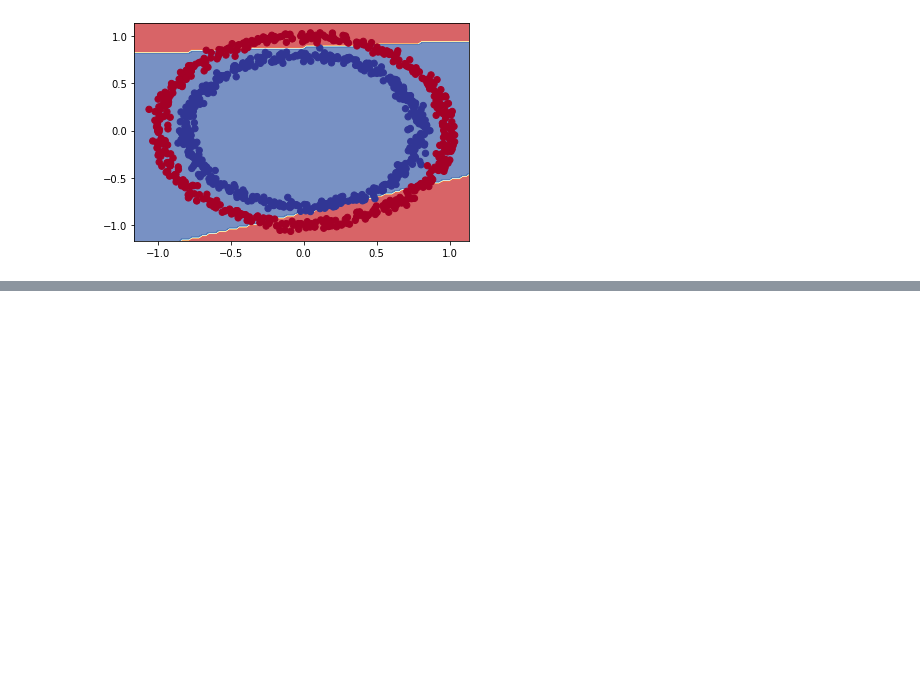
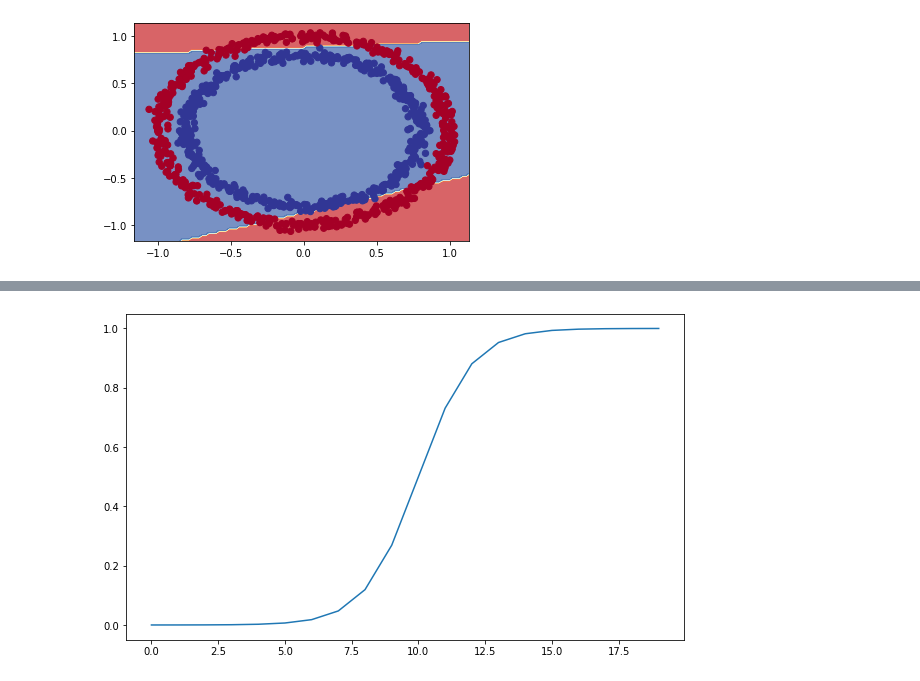
Before and after one commit to adrikosm/Tensorflow_Certification, a Jupyter notebook: Neural Network Intro/Classification/Neural_Network_Classification.ipynb, the cells around one changed output, grey strips where cells are left out. Cells and saved outputs as stored; diff of their text form; code cells hidden in the pictures; blank space fills up the shorter version.

```diff
--- a/Neural Network Intro/Classification/Neural_Network_Classification.ipynb
+++ b/Neural Network Intro/Classification/Neural_Network_Classification.ipynb
@@ -390,0 +391,17 @@ plot_history(history_7)
+# %%
+# Make a sigmoid function
+def sigmoid(x):
+  return 1 / (1 + tf.exp(-x))
+
+# Make a relu function
+def relu(x):
+  return tf.maximum(0,x)
+# %%
+# Create a simple tensor
+A = tf.cast(tf.range(-10,10),tf.float32)
+
+# Now lets plot our sigmoid on our tensor
+plt.figure(figsize=(10,6))
+plt.plot(sigmoid(A));
+# %% [output]
+[figure, added]
```
Also changed, not shown: parts of 10 cells of this notebook, 1 other file.
